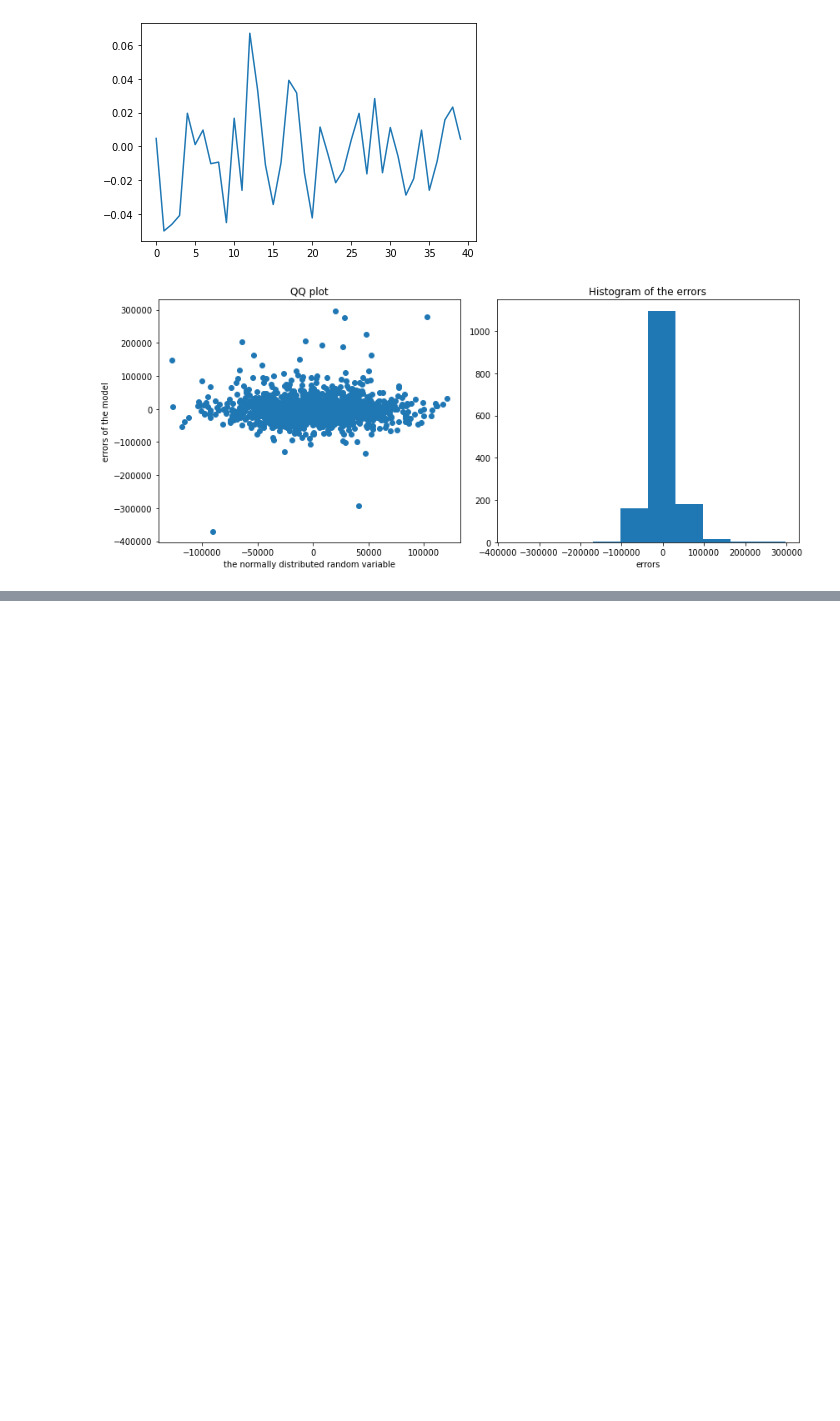
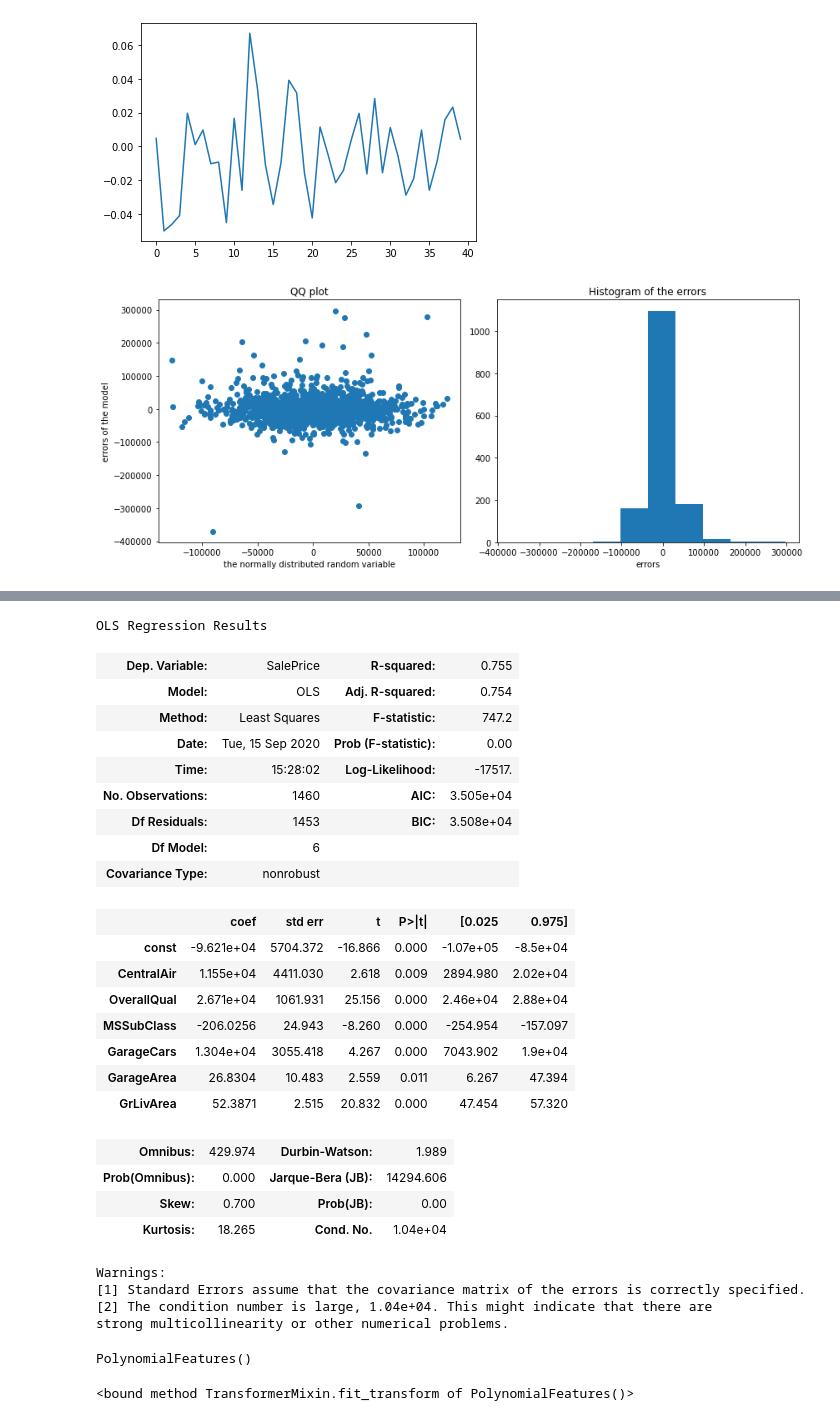
Before and after one commit to FurkanSrtc/DataScience, a Jupyter notebook: Assignments for Regression_Problems/A_02_simple_linear_regression_models.ipynb, the cells around one changed output, grey strips where cells are left out. Cells and saved outputs as stored; diff of their text form; code cells hidden in the pictures; blank space fills up the shorter version.

```diff
--- a/Assignments for Regression_Problems/A_02_simple_linear_regression_models.ipynb
+++ b/Assignments for Regression_Problems/A_02_simple_linear_regression_models.ipynb
@@ -350,0 +356,12 @@ plt.show()
+# %%
+import statsmodels.api as sm
+
+Y = df['SalePrice']
+X = df[['Street','CentralAir','Heating',"OverallQual","MSSubClass","GarageCars","GarageArea","GrLivArea"]]
+
+
+X = sm.add_constant(X)
+results = sm.OLS(Y, X).fit()
+
+# We print the summary results
+display(results.summary())
@@ -350,0 +397,49 @@ plt.show()
+# %%
+
+X = df[['CentralAir',"OverallQual","MSSubClass","GarageCars","GarageArea","GrLivArea"]]
+
+
+X = sm.add_constant(X)
+results = sm.OLS(Y, X).fit()
+
+# We print the summary results
+display(results.summary())
+# %% [output]
+OLS Regression Results
+| Dep. Variable: | SalePrice | R-squared: | 0.755 |
+| Model: | OLS | Adj. R-squared: | 0.754 |
+| Method: | Least Squares | F-statistic: | 747.2 |
+| Date: | Tue, 15 Sep 2020 | Prob (F-statistic): | 0.00 |
+| Time: | 15:28:02 | Log-Likelihood: | -17517. |
+| No. Observations: | 1460 | AIC: | 3.505e+04 |
+| Df Residuals: | 1453 | BIC: | 3.508e+04 |
+| Df Model: | 6 |  |  |
+| Covariance Type: | nonrobust |  |  |
+|  | coef | std err | t | P>|t| | [0.025 | 0.975] |
+| const | -9.621e+04 | 5704.372 | -16.866 | 0.000 | -1.07e+05 | -8.5e+04 |
+| CentralAir | 1.155e+04 | 4411.030 | 2.618 | 0.009 | 2894.980 | 2.02e+04 |
+| OverallQual | 2.671e+04 | 1061.931 | 25.156 | 0.000 | 2.46e+04 | 2.88e+04 |
+| MSSubClass | -206.0256 | 24.943 | -8.260 | 0.000 | -254.954 | -157.097 |
+| GarageCars | 1.304e+04 | 3055.418 | 4.267 | 0.000 | 7043.902 | 1.9e+04 |
+| GarageArea | 26.8304 | 10.483 | 2.559 | 0.011 | 6.267 | 47.394 |
+| GrLivArea | 52.3871 | 2.515 | 20.832 | 0.000 | 47.454 | 57.320 |
+| Omnibus: | 429.974 | Durbin-Watson: | 1.989 |
+| Prob(Omnibus): | 0.000 | Jarque-Bera (JB): | 14294.606 |
+| Skew: | 0.700 | Prob(JB): | 0.00 |
+| Kurtosis: | 18.265 | Cond. No. | 1.04e+04 |
+Warnings:
+[1] Standard Errors assume that the covariance matrix of the errors is correctly specified.
+[2] The condition number is large, 1.04e+04. This might indicate that there are
+strong multicollinearity or other numerical problems.
+# %%
+from sklearn.preprocessing import PolynomialFeatures
+
+X = df[['CentralAir',"OverallQual","MSSubClass","GarageCars","GarageArea","GrLivArea"]]
+pm=PolynomialFeatures()
+pm.fit(X)
+# %% [output]
+PolynomialFeatures()
+# %%
+pm.fit_transform
+# %% [output]
+<bound method TransformerMixin.fit_transform of PolynomialFeatures()>
```
Also changed, not shown: parts of 9 cells of this notebook.
